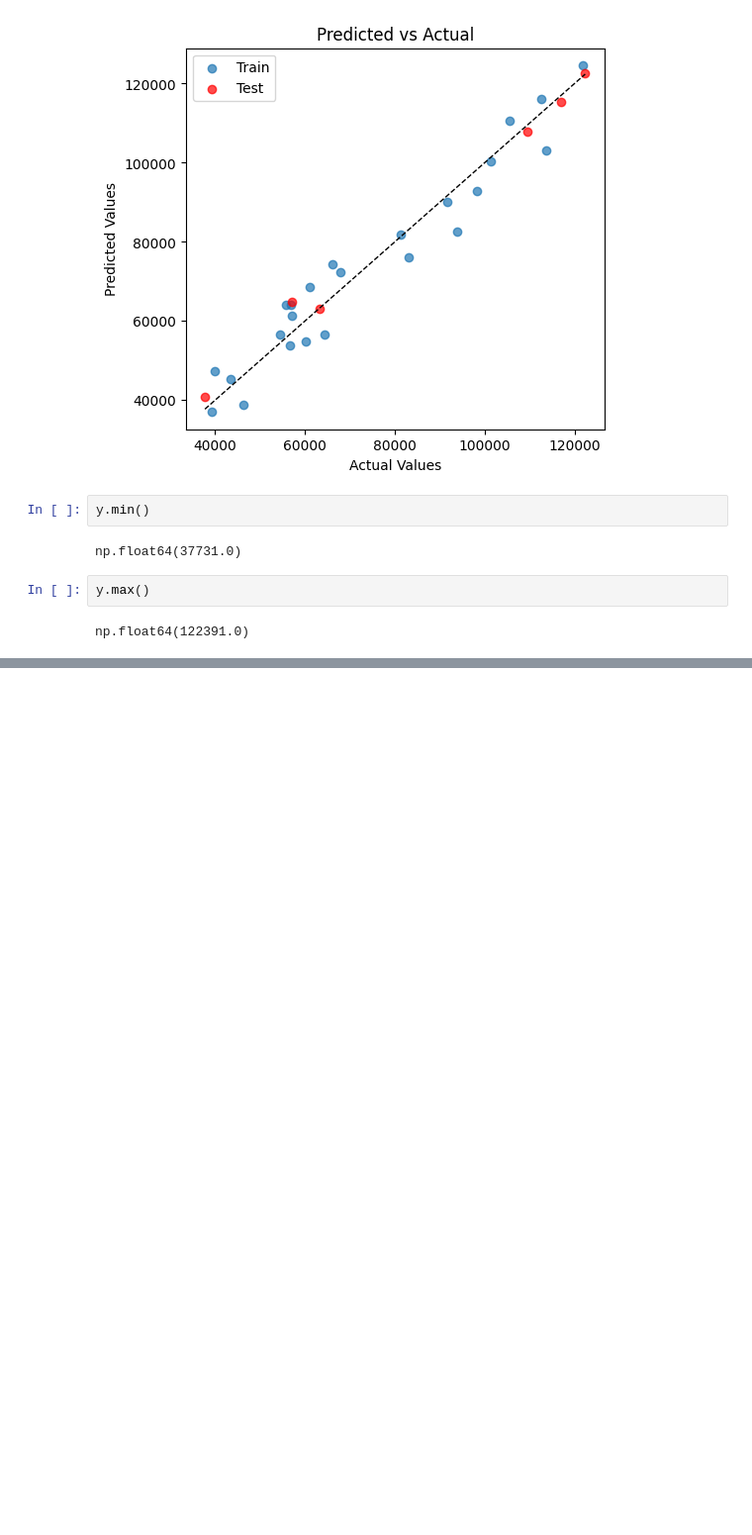
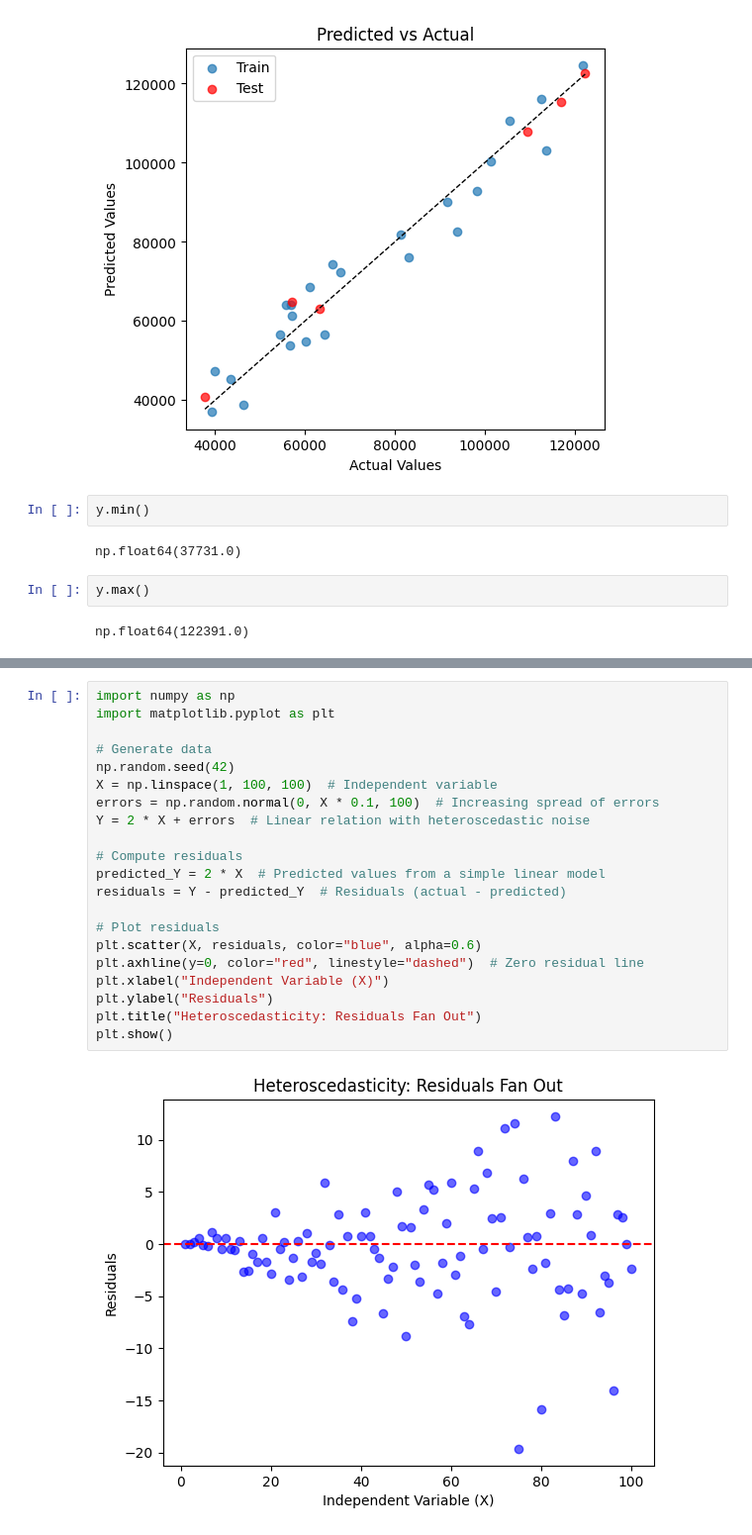
Before and after one commit to naven084k/MachineLearning, a Jupyter notebook: SimpleLinearRegression/SimpleLinearRegression.ipynb, the cells around one changed output, grey strips where cells are left out. Shown at 99% size. Cells and saved outputs as stored; diff of their text form; blank space fills up the shorter version.

```diff
--- a/SimpleLinearRegression/SimpleLinearRegression.ipynb
+++ b/SimpleLinearRegression/SimpleLinearRegression.ipynb
@@ -69,0 +184,23 @@ np.float64(122391.0)
+# %%
+import numpy as np
+import matplotlib.pyplot as plt
+
+# Generate data
+np.random.seed(42)
+X = np.linspace(1, 100, 100)  # Independent variable
+errors = np.random.normal(0, X * 0.1, 100)  # Increasing spread of errors
+Y = 2 * X + errors  # Linear relation with heteroscedastic noise
+
+# Compute residuals
+predicted_Y = 2 * X  # Predicted values from a simple linear model
+residuals = Y - predicted_Y  # Residuals (actual - predicted)
+
+# Plot residuals
+plt.scatter(X, residuals, color="blue", alpha=0.6)
+plt.axhline(y=0, color="red", linestyle="dashed")  # Zero residual line
+plt.xlabel("Independent Variable (X)")
+plt.ylabel("Residuals")
+plt.title("Heteroscedasticity: Residuals Fan Out")
+plt.show()
+# %% [output]
+[figure, added]
```
Also changed, not shown: parts of 6 cells of this notebook, 4 other files.
